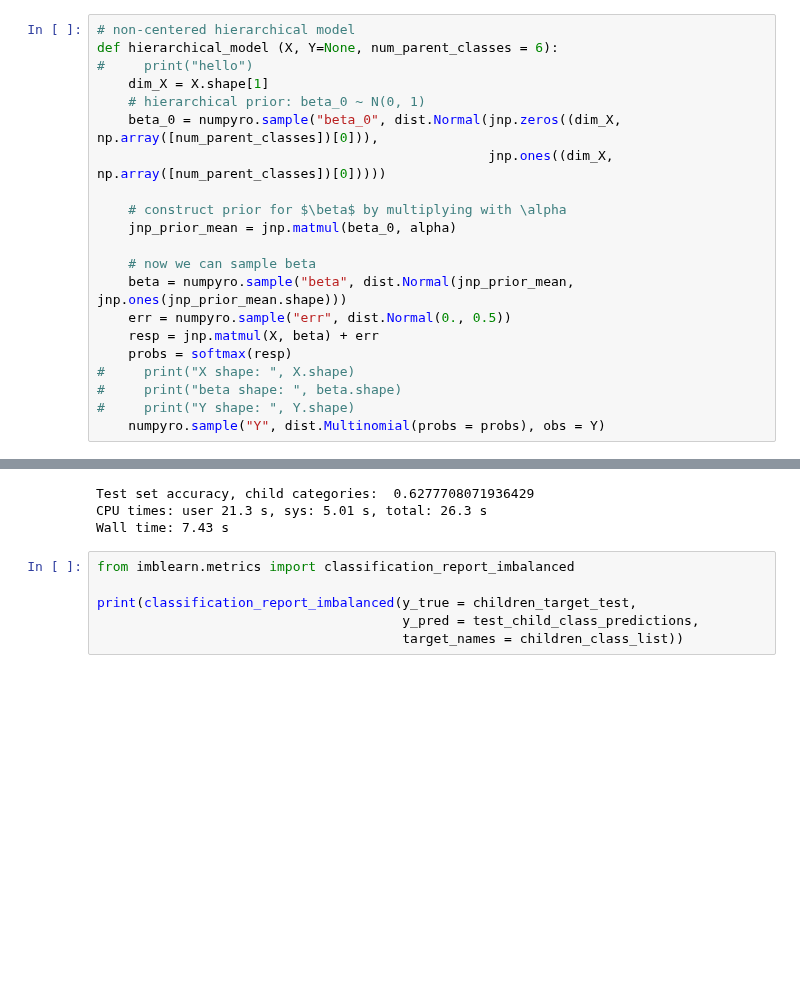
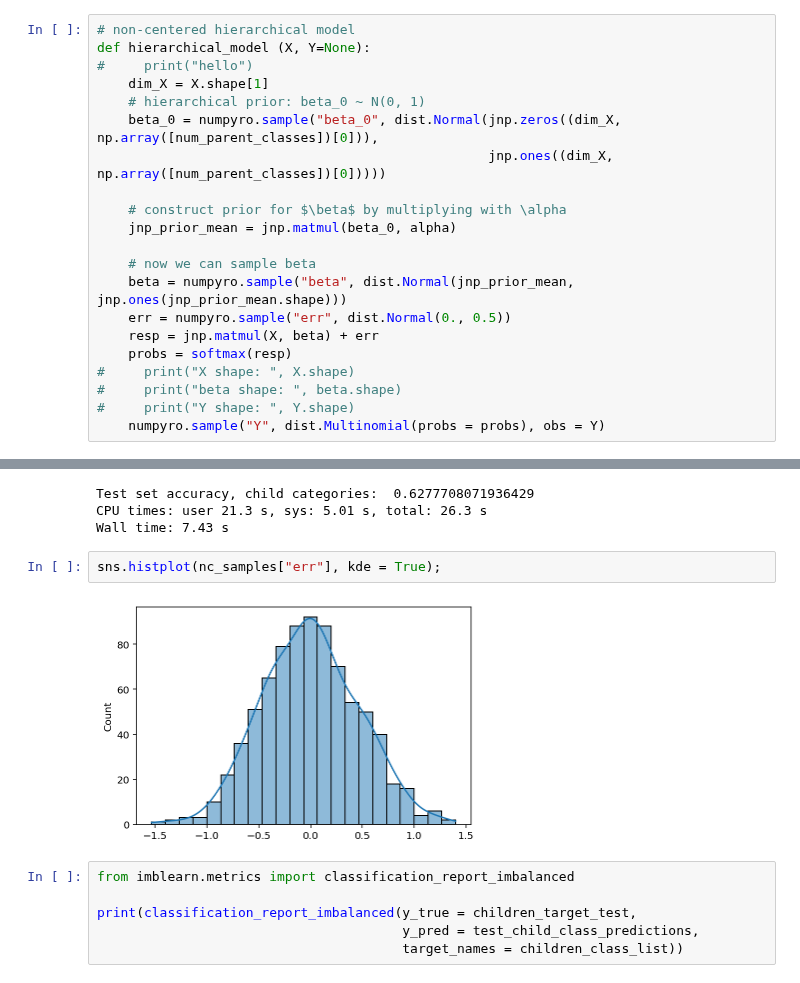
Before and after one commit to jramkiss/jramkiss.github.io, a Jupyter notebook: _posts/notebooks/bayesian_classification_hierarchies.ipynb, the cells around one changed output, grey strips where cells are left out. Drawn from its saved outputs; the diff is of its cells as text; blank space fills up the shorter version.

Commit message:
hierarchical modelling math

```diff
--- a/_posts/notebooks/bayesian_classification_hierarchies.ipynb
+++ b/_posts/notebooks/bayesian_classification_hierarchies.ipynb
@@ -370,7 +370,7 @@ for i, c in enumerate(children_class_list) :
 # prior_mean2 = jnp.matmul(posterior_mean, alpha)
 # %%
 # non-centered hierarchical model
-def hierarchical_model (X, Y=None, num_parent_classes = 6):
+def hierarchical_model (X, Y=None):
 #     print("hello")
     dim_X = X.shape[1]
     # hierarchical prior: beta_0 ~ N(0, 1)
@@ -441,6 +441,10 @@ print("Test set accuracy, child categories: ", np.mean(test_child_class_predicti
 Test set accuracy, child categories:  0.6277708071936429
 CPU times: user 21.3 s, sys: 5.01 s, total: 26.3 s
 Wall time: 7.43 s
+# %%
+sns.histplot(nc_samples["err"], kde = True);
+# %% [output]
+[figure, added]
 # %%
 from imblearn.metrics import classification_report_imbalanced
 
```
Also changed, not shown: 1 other file.
